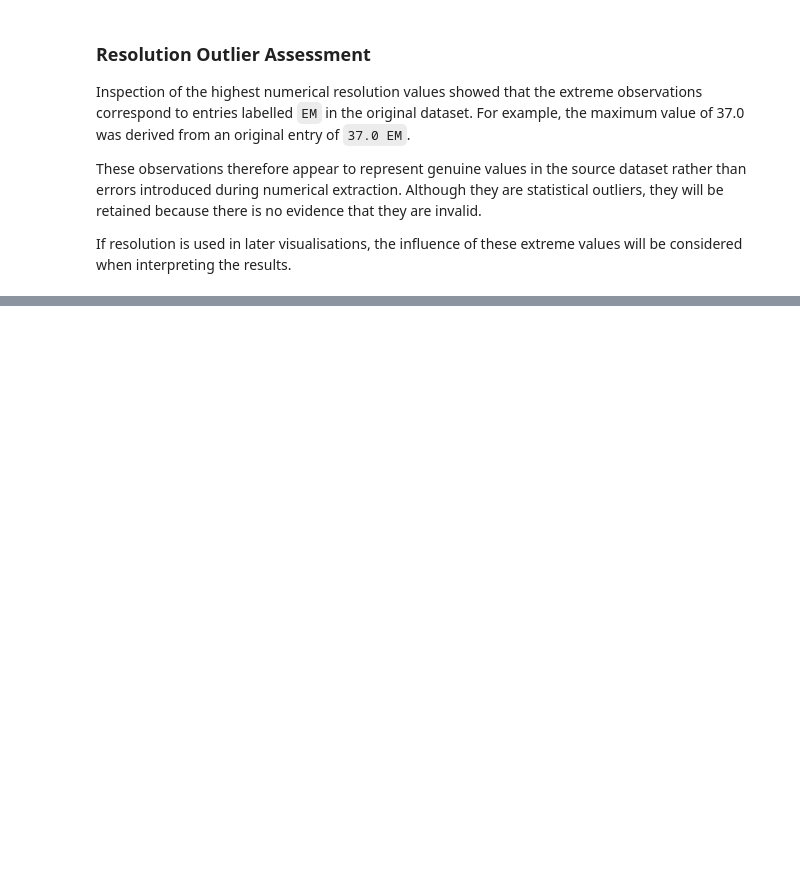
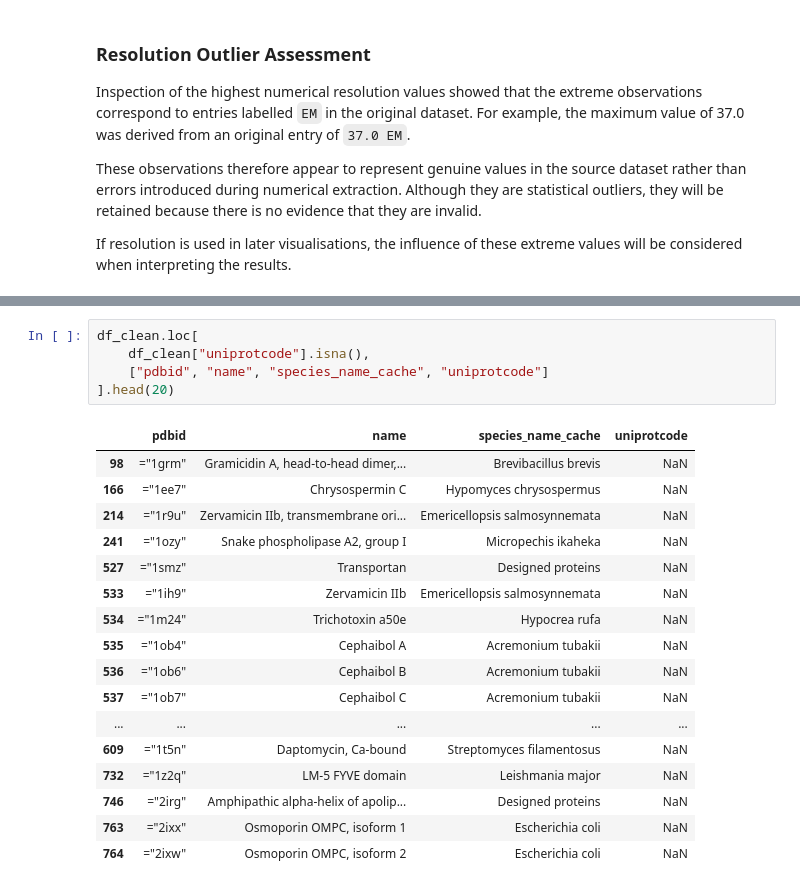
Before and after one commit to trasneaiulian/membrane-protein-data-analysis, a Jupyter notebook: jupyter_notebooks/01_data_cleaning.ipynb, the cells around one changed output, grey strips where cells are left out. Drawn from its saved outputs; the diff is of its cells as text; blank space fills up the shorter version.

```diff
--- a/jupyter_notebooks/01_data_cleaning.ipynb
+++ b/jupyter_notebooks/01_data_cleaning.ipynb
@@ -548,0 +743,23 @@ IndentationError: expected an indented block after 'try' statement on line 2 (55
+# %%
+df_clean.loc[
+    df_clean["uniprotcode"].isna(),
+    ["pdbid", "name", "species_name_cache", "uniprotcode"]
+].head(20)
+# %% [output]
+|  | pdbid | name | species_name_cache | uniprotcode |
+| 98 | ="1grm" | Gramicidin A, head-to-head dimer,... | Brevibacillus brevis | NaN |
+| 166 | ="1ee7" | Chrysospermin C | Hypomyces chrysospermus | NaN |
+| 214 | ="1r9u" | Zervamicin IIb, transmembrane ori... | Emericellopsis salmosynnemata | NaN |
+| 241 | ="1ozy" | Snake phospholipase A2, group I | Micropechis ikaheka | NaN |
+| 527 | ="1smz" | Transportan | Designed proteins | NaN |
+| 533 | ="1ih9" | Zervamicin IIb | Emericellopsis salmosynnemata | NaN |
+| 534 | ="1m24" | Trichotoxin a50e | Hypocrea rufa | NaN |
+| 535 | ="1ob4" | Cephaibol A | Acremonium tubakii | NaN |
+| 536 | ="1ob6" | Cephaibol B | Acremonium tubakii | NaN |
+| 537 | ="1ob7" | Cephaibol C | Acremonium tubakii | NaN |
+| ... | ... | ... | ... | ... |
+| 609 | ="1t5n" | Daptomycin, Ca-bound | Streptomyces filamentosus | NaN |
+| 732 | ="1z2q" | LM-5 FYVE domain | Leishmania major | NaN |
+| 746 | ="2irg" | Amphipathic alpha-helix of apolip... | Designed proteins | NaN |
+| 763 | ="2ixx" | Osmoporin OMPC, isoform 1 | Escherichia coli | NaN |
+| 764 | ="2ixw" | Osmoporin OMPC, isoform 2 | Escherichia coli | NaN |
```
Also changed, not shown: parts of 55 cells of this notebook, 2 other files.
